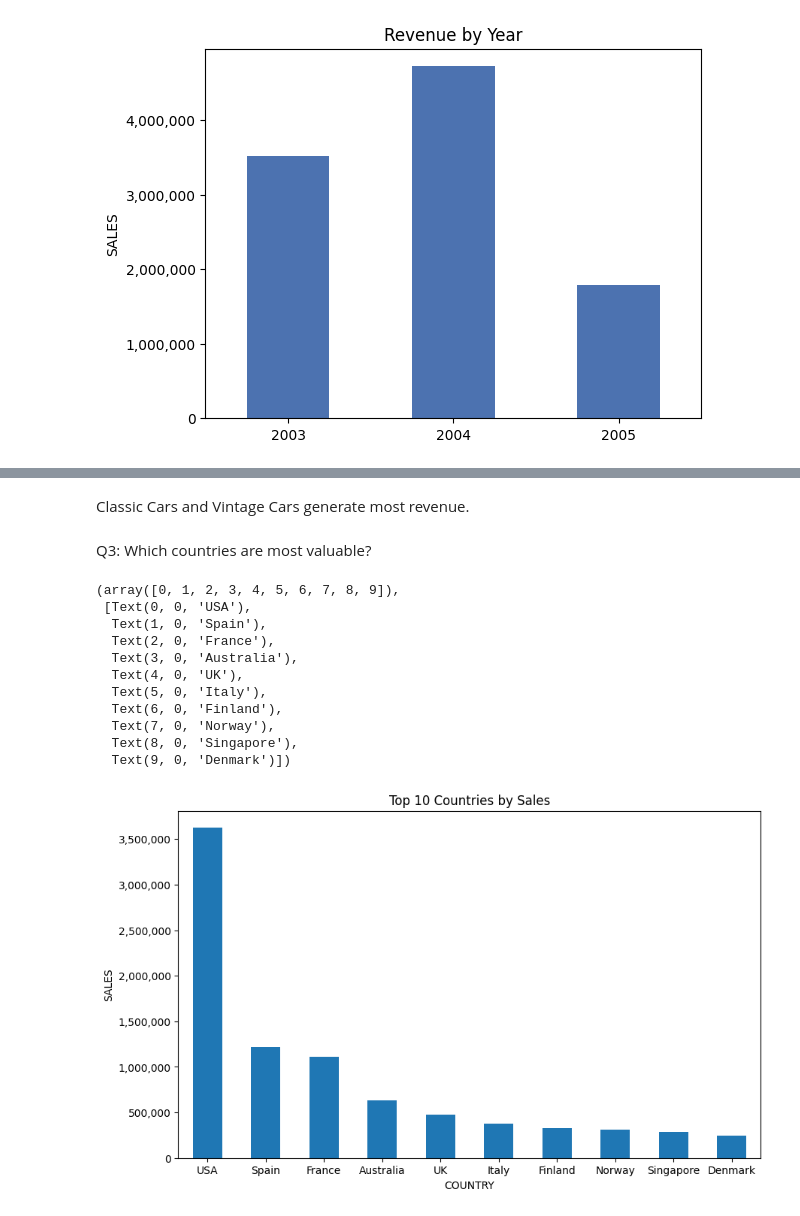
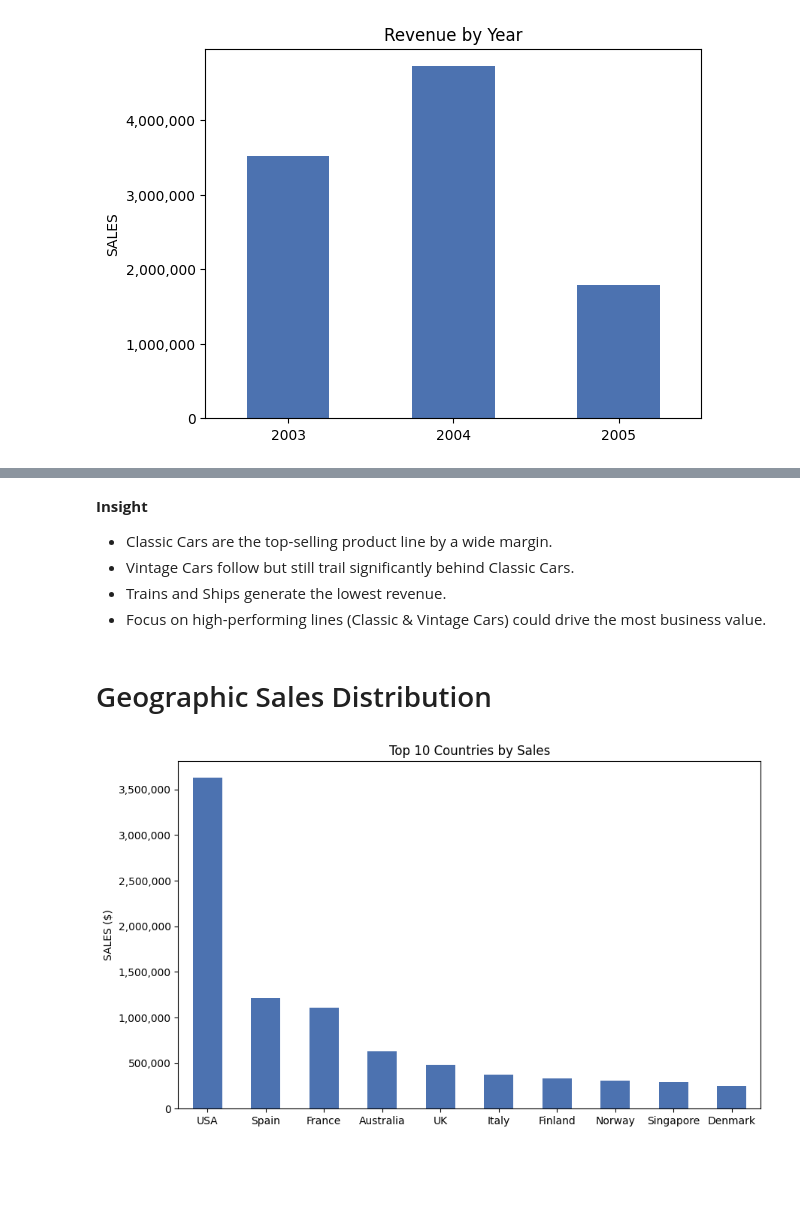
Before and after one commit to martynas816/sales, a Jupyter notebook: sales.ipynb, the cells around one changed output, grey strips where cells are left out. Saved outputs shown, nothing was run; the diff lists cells and outputs as text; code cells hidden in the pictures; blank space fills up the shorter version.

```diff
--- a/sales.ipynb
+++ b/sales.ipynb
@@ -239,24 +226,19 @@ plt.xticks(rotation=0)
-# %% [markdown]
-Classic Cars and Vintage Cars generate most revenue.
-# %% [markdown]
-Q3: Which countries are most valuable?
+# %% [markdown]
+**Insight**
+- Classic Cars are the top-selling product line by a wide margin.
+- Vintage Cars follow but still trail significantly behind Classic Cars.
+- Trains and Ships generate the lowest revenue.
+- Focus on high-performing lines (Classic & Vintage Cars) could drive the most business value.
+# %% [markdown]
+# Geographic Sales Distribution
 # %%
 sales_by_country = df.groupby('COUNTRY')['SALES'].sum().sort_values(ascending=False).head(10)
-sales_by_country.plot(kind='bar', figsize=(10, 6), title='Top 10 Countries by Sales')
-plt.ylabel('SALES')
-formatter = mtick.StrMethodFormatter('{x:,.0f}')
-plt.gca().yaxis.set_major_formatter(formatter)
-plt.xticks(rotation=0)
+sales_by_country.plot(kind='bar', figsize=(10, 6), color=BASE_COLOR)
+plt.title('Top 10 Countries by Sales')
+plt.xlabel('')
+plt.ylabel('SALES ($)')
+
+plt.gca().yaxis.set_major_formatter(CURRENCY_FMT)
+plt.xticks(rotation=0);
 # %% [output]
-(array([0, 1, 2, 3, 4, 5, 6, 7, 8, 9]),
- [Text(0, 0, 'USA'),
-  Text(1, 0, 'Spain'),
-  Text(2, 0, 'France'),
-  Text(3, 0, 'Australia'),
-  Text(4, 0, 'UK'),
-  Text(5, 0, 'Italy'),
-  Text(6, 0, 'Finland'),
-  Text(7, 0, 'Norway'),
-  Text(8, 0, 'Singapore'),
-  Text(9, 0, 'Denmark')])
-[figure, old version]
+[figure, new version]
```
Also changed, not shown: parts of 20 cells of this notebook.
